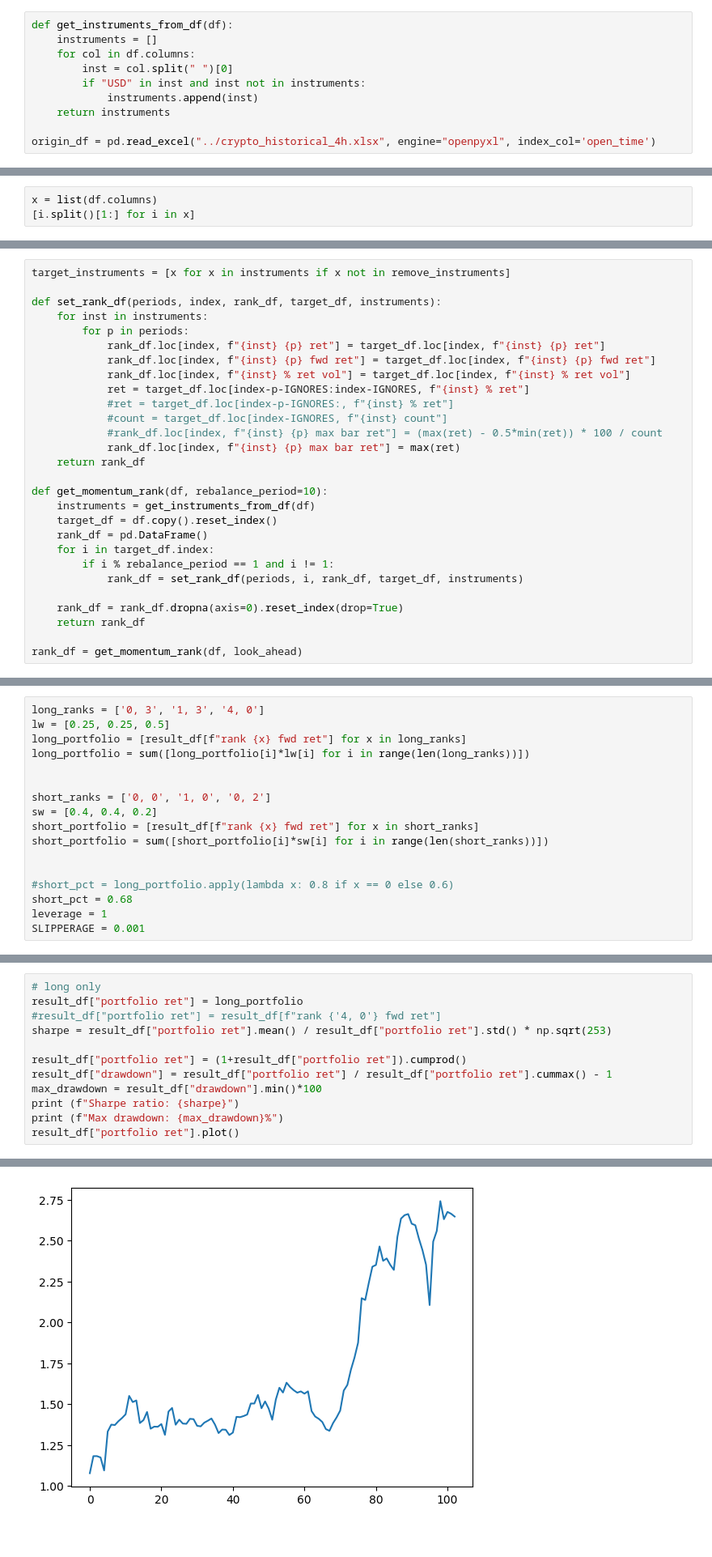
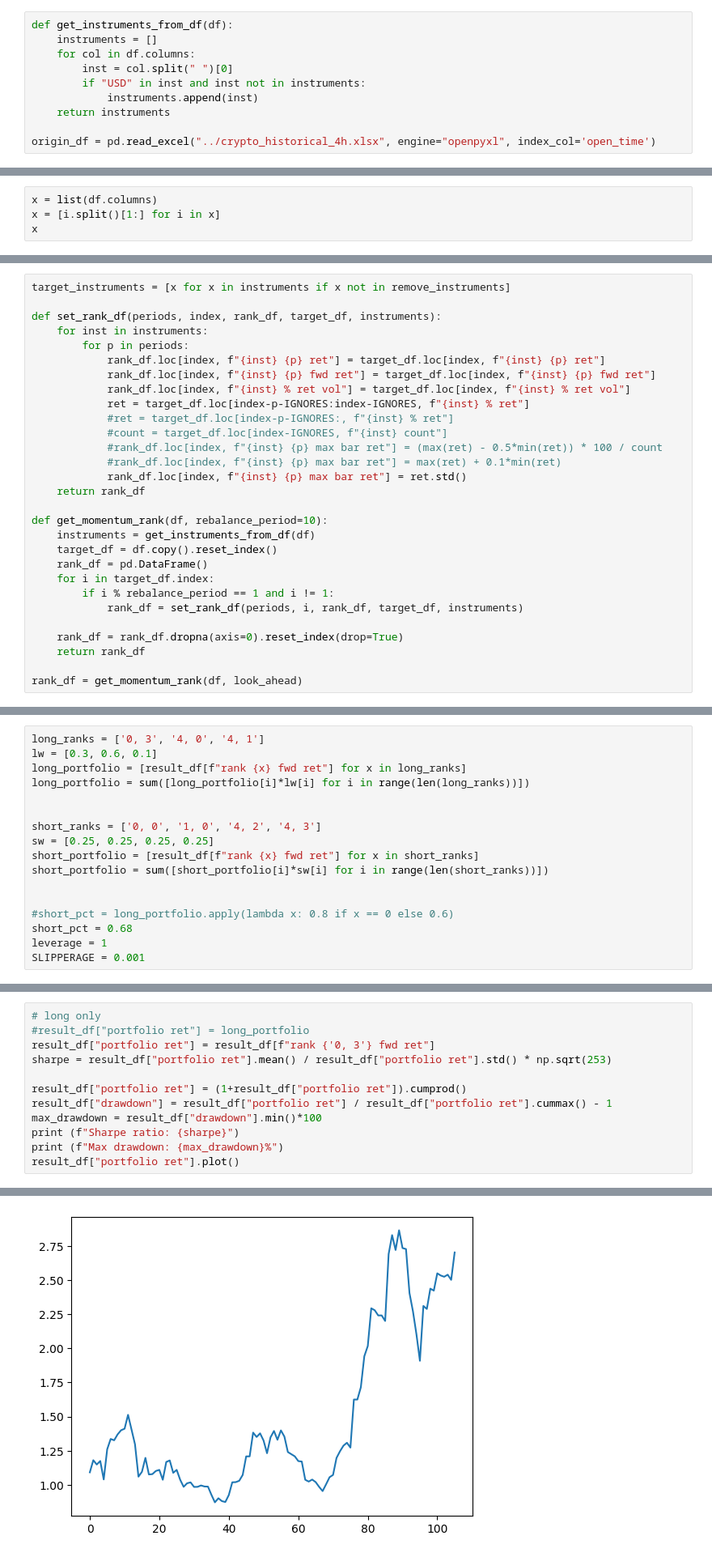
Before and after one commit to createMonster/Multi-Strategy-Quant-System, a Jupyter notebook: playground/momentum_2factor.ipynb, the cells around one changed output, grey strips where cells are left out. Shown at 81% size. Drawn from its saved outputs; the diff is of its cells as text.

```diff
--- a/playground/momentum_2factor.ipynb
+++ b/playground/momentum_2factor.ipynb
@@ -58,7 +56,8 @@ ANCBUSD
 AUCTIONBUSD
 # %%
 x = list(df.columns)
-[i.split()[1:] for i in x]
+x = [i.split()[1:] for i in x]
+x
 # %% [output]
 [['open'],
  ['high'],
@@ -90,7 +89,8 @@ def set_rank_df(periods, index, rank_df, target_df, instruments):
             #ret = target_df.loc[index-p-IGNORES:, f"{inst} % ret"]
             #count = target_df.loc[index-IGNORES, f"{inst} count"]
             #rank_df.loc[index, f"{inst} {p} max bar ret"] = (max(ret) - 0.5*min(ret)) * 100 / count
-            rank_df.loc[index, f"{inst} {p} max bar ret"] = max(ret)
+            #rank_df.loc[index, f"{inst} {p} max bar ret"] = max(ret) + 0.1*min(ret)
+            rank_df.loc[index, f"{inst} {p} max bar ret"] = ret.std()
     return rank_df
 
 def get_momentum_rank(df, rebalance_period=10):
@@ -234,12 +234,12 @@ compare_df
 # %%
-long_ranks = ['0, 3', '1, 3', '4, 0']
-lw = [0.25, 0.25, 0.5]
+long_ranks = ['0, 3', '4, 0', '4, 1']
+lw = [0.3, 0.6, 0.1]
 long_portfolio = [result_df[f"rank {x} fwd ret"] for x in long_ranks]
 long_portfolio = sum([long_portfolio[i]*lw[i] for i in range(len(long_ranks))])
 
 
-short_ranks = ['0, 0', '1, 0', '0, 2']
-sw = [0.4, 0.4, 0.2]
+short_ranks = ['0, 0', '1, 0', '4, 2', '4, 3']
+sw = [0.25, 0.25, 0.25, 0.25]
 short_portfolio = [result_df[f"rank {x} fwd ret"] for x in short_ranks]
 short_portfolio = sum([short_portfolio[i]*sw[i] for i in range(len(short_ranks))])
 
@@ -267,7 +267,7 @@ Max drawdown: -3.136349866284671%
 # %%
 # long only
-result_df["portfolio ret"] = long_portfolio
-#result_df["portfolio ret"] = result_df[f"rank {'4, 0'} fwd ret"]
+#result_df["portfolio ret"] = long_portfolio
+result_df["portfolio ret"] = result_df[f"rank {'0, 3'} fwd ret"]
 sharpe = result_df["portfolio ret"].mean() / result_df["portfolio ret"].std() * np.sqrt(253)
 
 result_df["portfolio ret"] = (1+result_df["portfolio ret"]).cumprod()
@@ -282,5 +282,5 @@ Max drawdown: -20.907154206252798%
 <Axes: >
-[figure, old version]
+[figure, new version]
 # %%
 # IGNORES = 5
 # look back, look ahead = 10, 50
```
Also changed, not shown: parts of 6 cells of this notebook, 3 other files.
